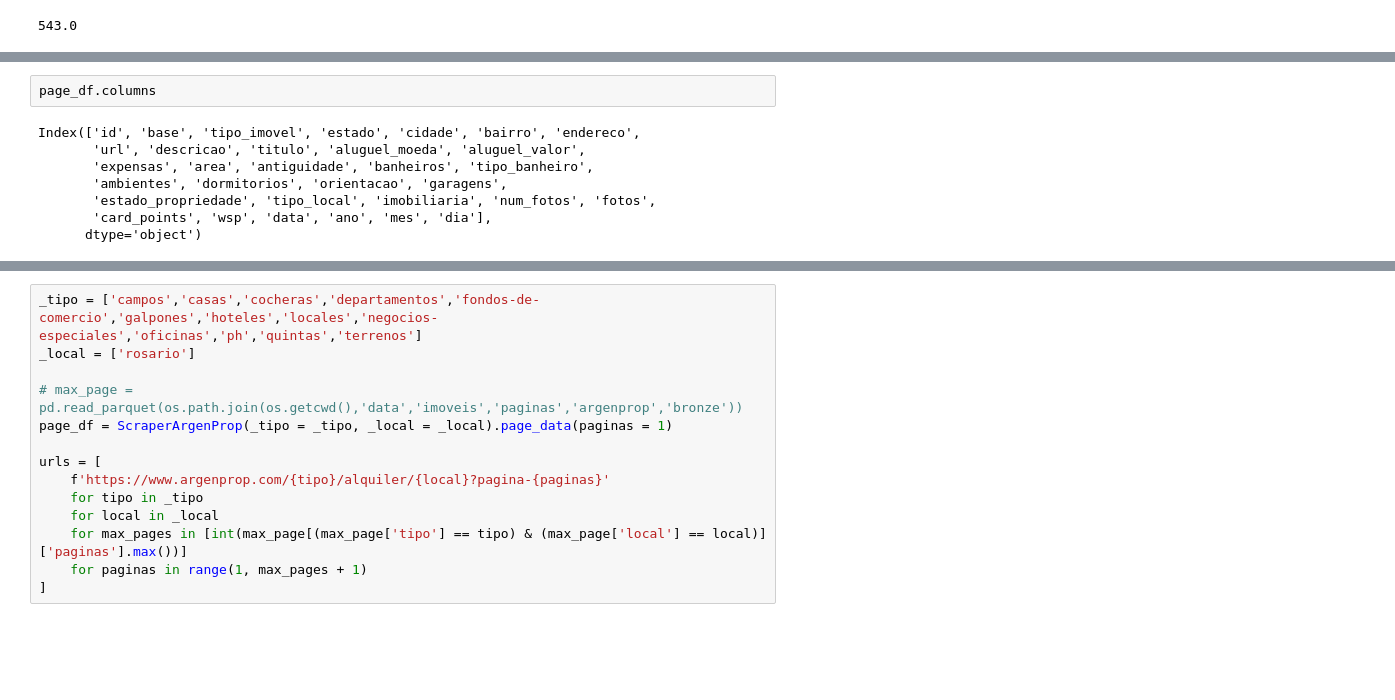
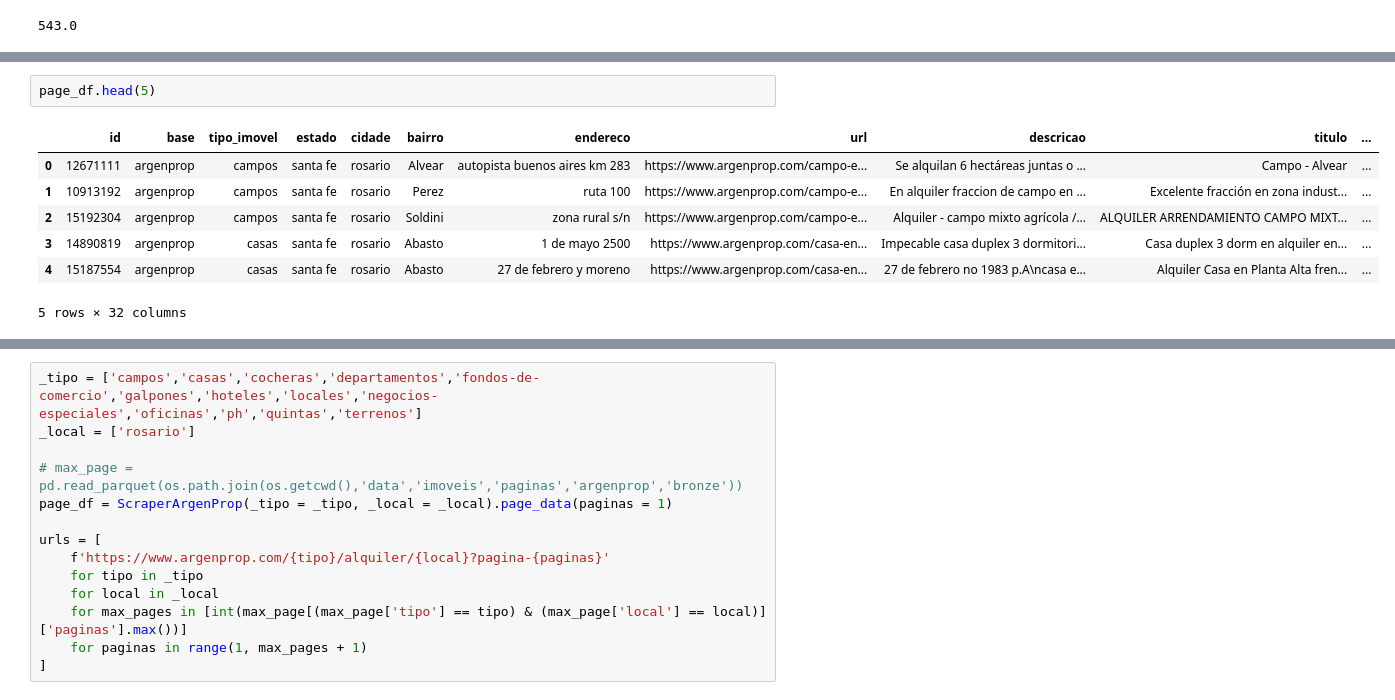
Before and after one commit to Nilton94/Web_Scraping_Arg, a Jupyter notebook: app/testes.ipynb, the cells around one changed output, grey strips where cells are left out. Cells and saved outputs as stored; diff of their text form; blank space fills up the shorter version.

```diff
--- a/app/testes.ipynb
+++ b/app/testes.ipynb
@@ -70,13 +70,13 @@ page_df = await ScraperArgenProp(_tipo = _tipo, _local = _local).get_property_da
-# %%
-page_df.columns
-# %% [output]
-Index(['id', 'base', 'tipo_imovel', 'estado', 'cidade', 'bairro', 'endereco',
-       'url', 'descricao', 'titulo', 'aluguel_moeda', 'aluguel_valor',
-       'expensas', 'area', 'antiguidade', 'banheiros', 'tipo_banheiro',
-       'ambientes', 'dormitorios', 'orientacao', 'garagens',
-       'estado_propriedade', 'tipo_local', 'imobiliaria', 'num_fotos', 'fotos',
-       'card_points', 'wsp', 'data', 'ano', 'mes', 'dia'],
-      dtype='object')
+# %%
+page_df.head(5)
+# %% [output]
+|  | id | base | tipo_imovel | estado | cidade | bairro | endereco | url | descricao | titulo | ... |
+| 0 | 12671111 | argenprop | campos | santa fe | rosario | Alvear | autopista buenos aires km 283 | https://www.argenprop.com/campo-e... | Se alquilan 6 hectáreas juntas o ... | Campo - Alvear | ... |
+| 1 | 10913192 | argenprop | campos | santa fe | rosario | Perez | ruta 100 | https://www.argenprop.com/campo-e... | En alquiler fraccion de campo en ... | Excelente fracción en zona indust... | ... |
+| 2 | 15192304 | argenprop | campos | santa fe | rosario | Soldini | zona rural s/n | https://www.argenprop.com/campo-e... | Alquiler - campo mixto agrícola /... | ALQUILER ARRENDAMIENTO CAMPO MIXT... | ... |
+| 3 | 14890819 | argenprop | casas | santa fe | rosario | Abasto | 1 de mayo 2500 | https://www.argenprop.com/casa-en... | Impecable casa duplex 3 dormitori... | Casa duplex 3 dorm en alquiler en... | ... |
+| 4 | 15187554 | argenprop | casas | santa fe | rosario | Abasto | 27 de febrero y moreno | https://www.argenprop.com/casa-en... | 27 de febrero no 1983 p.A\ncasa e... | Alquiler Casa en Planta Alta fren... | ... |
+5 rows × 32 columns
 # %%
 (
     page_df
```
Also changed, not shown: parts of 11 cells of this notebook, 5 other files.
